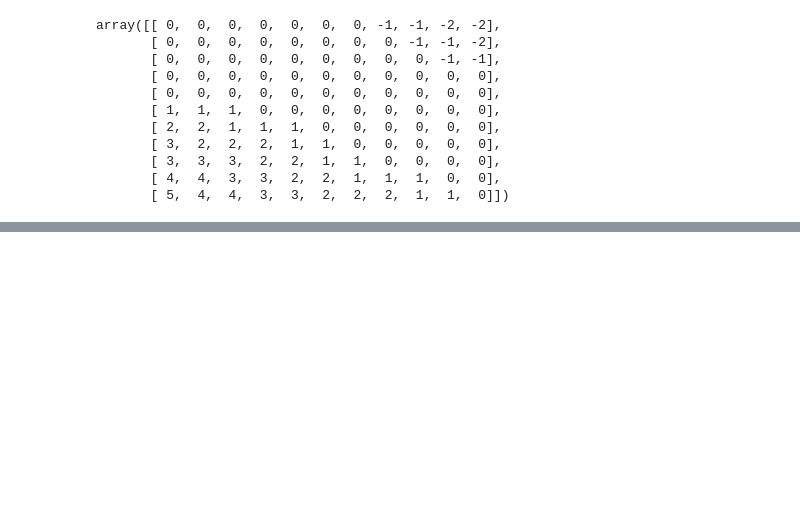
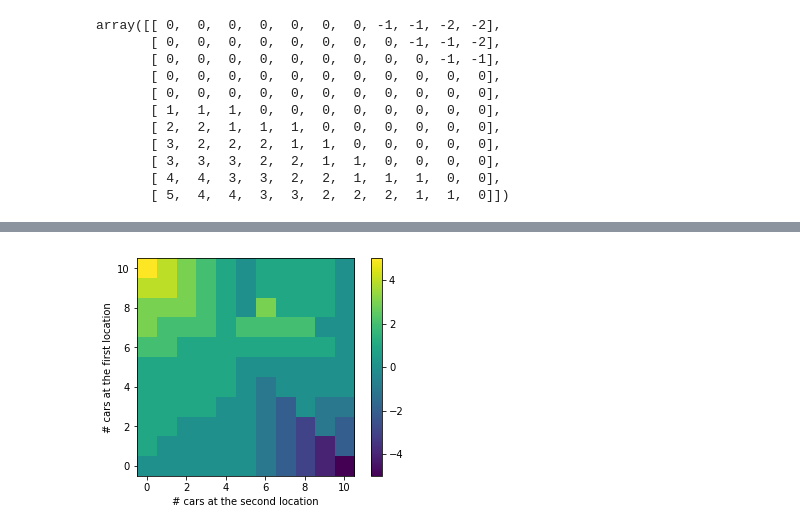
Before and after one commit to dvatsav/RL-M2018, a Jupyter notebook: HW2/Question-7.ipynb, the cells around one changed output, grey strips where cells are left out. Saved outputs shown, nothing was run; the diff lists cells and outputs as text; code cells hidden in the pictures; blank space fills up the shorter version.

```diff
--- a/HW2/Question-7.ipynb
+++ b/HW2/Question-7.ipynb
@@ -165,0 +180,21 @@ array([[404.27950443, 414.21581766, 424.02855816, 433.57465167,
+# %%
+"""
+* With modifications, with max_cars = 10 due to runtime constraints
+"""
+
+credit = 10
+move_cost = 2
+mean_req_first = 3
+mean_req_second = 4
+mean_ret_first = 3
+mean_ret_second = 2
+max_cars = 10
+max_moves = 5
+discount_factor = 0.9
+free_shuttles = 1
+parking_limit = 5 # set to a value less than the max cars per location
+parking_cost = 4
+# %%
+values = np.zeros((max_cars+1, max_cars+1)) # Since we can have 0 to num_cars
+policy = np.zeros((max_cars+1, max_cars+1), dtype=int)
+actions = np.arange(-max_moves, max_moves+1)
@@ -165,0 +358,8 @@ array([[404.27950443, 414.21581766, 424.02855816, 433.57465167,
+# %%
+plt.imshow(policy, origin='lower')
+plt.colorbar()
+plt.xlabel("# cars at the second location")
+plt.ylabel("# cars at the first location")
+plt.show()
+# %% [output]
+[figure, added]
```
Also changed, not shown: parts of 14 cells of this notebook, 7 other files.
